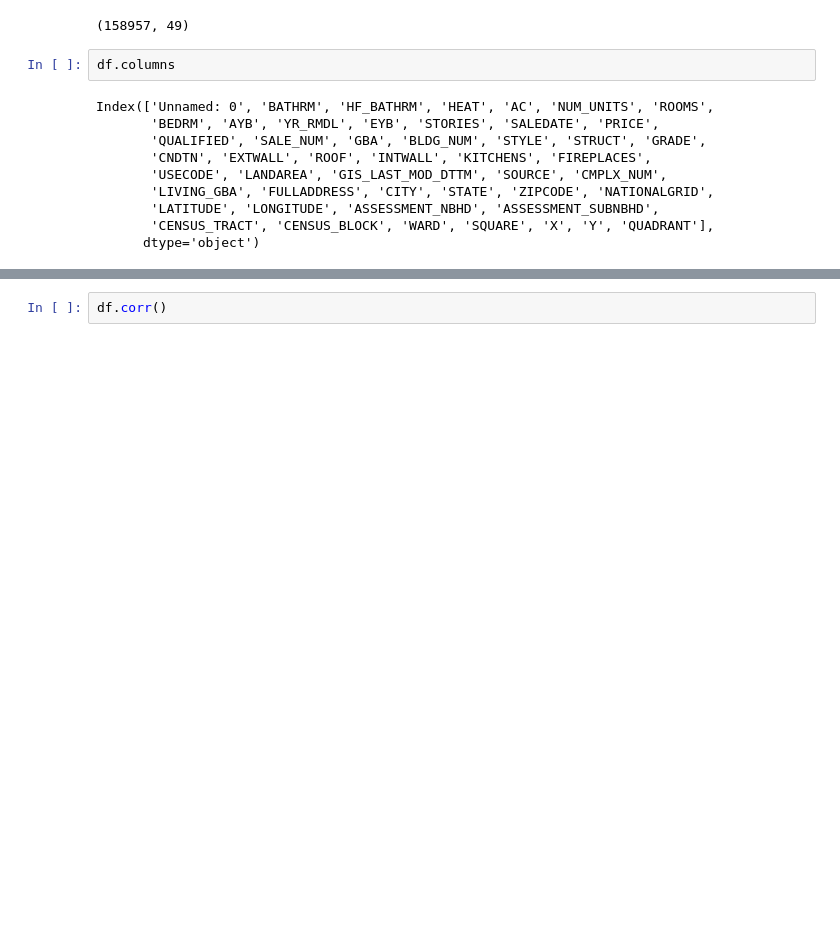
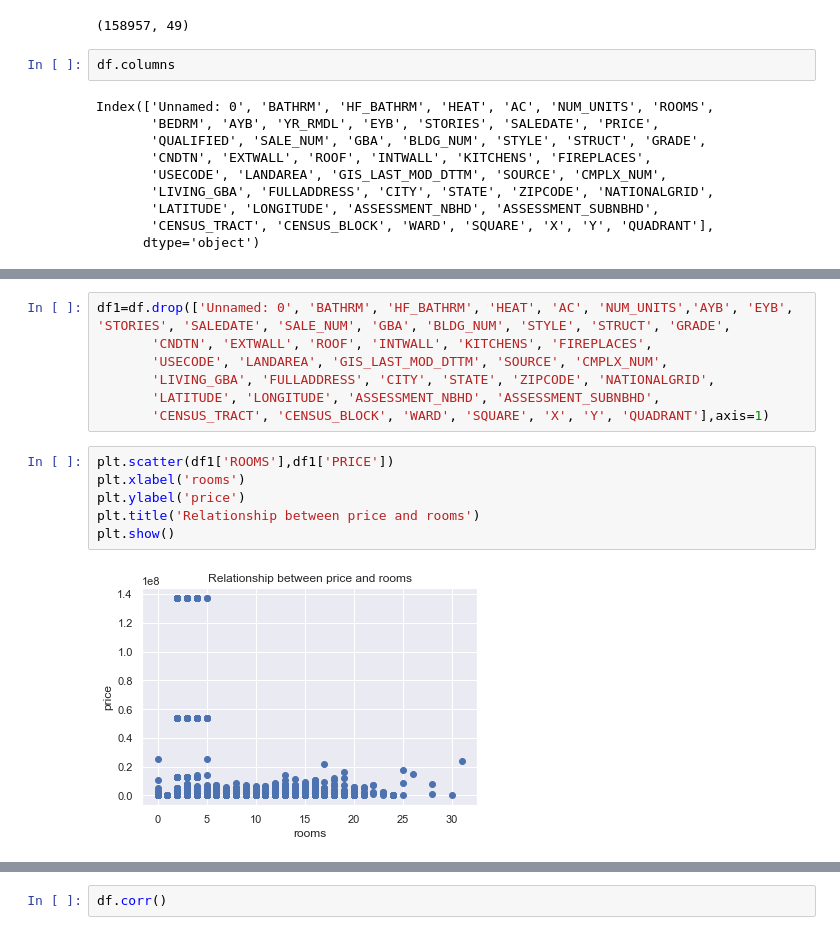
Before and after one commit to ekudawoo/Essi-space, a Jupyter notebook: Essi's Project1.ipynb, the cells around one changed output, grey strips where cells are left out. Saved outputs shown, nothing was run; the diff lists cells and outputs as text; blank space fills up the shorter version.

```diff
--- a/Essi's Project1.ipynb
+++ b/Essi's Project1.ipynb
@@ -84,0 +42,15 @@ df.dropna(axis=1, how='all')
+# %%
+df1=df.drop(['Unnamed: 0', 'BATHRM', 'HF_BATHRM', 'HEAT', 'AC', 'NUM_UNITS','AYB', 'EYB', 'STORIES', 'SALEDATE', 'SALE_NUM', 'GBA', 'BLDG_NUM', 'STYLE', 'STRUCT', 'GRADE',
+       'CNDTN', 'EXTWALL', 'ROOF', 'INTWALL', 'KITCHENS', 'FIREPLACES',
+       'USECODE', 'LANDAREA', 'GIS_LAST_MOD_DTTM', 'SOURCE', 'CMPLX_NUM',
+       'LIVING_GBA', 'FULLADDRESS', 'CITY', 'STATE', 'ZIPCODE', 'NATIONALGRID',
+       'LATITUDE', 'LONGITUDE', 'ASSESSMENT_NBHD', 'ASSESSMENT_SUBNBHD',
+       'CENSUS_TRACT', 'CENSUS_BLOCK', 'WARD', 'SQUARE', 'X', 'Y', 'QUADRANT'],axis=1)
+# %%
+plt.scatter(df1['ROOMS'],df1['PRICE'])
+plt.xlabel('rooms')
+plt.ylabel('price')
+plt.title('Relationship between price and rooms')
+plt.show()
+# %% [output]
+[figure, added]
```
Also changed, not shown: parts of 7 cells of this notebook.
